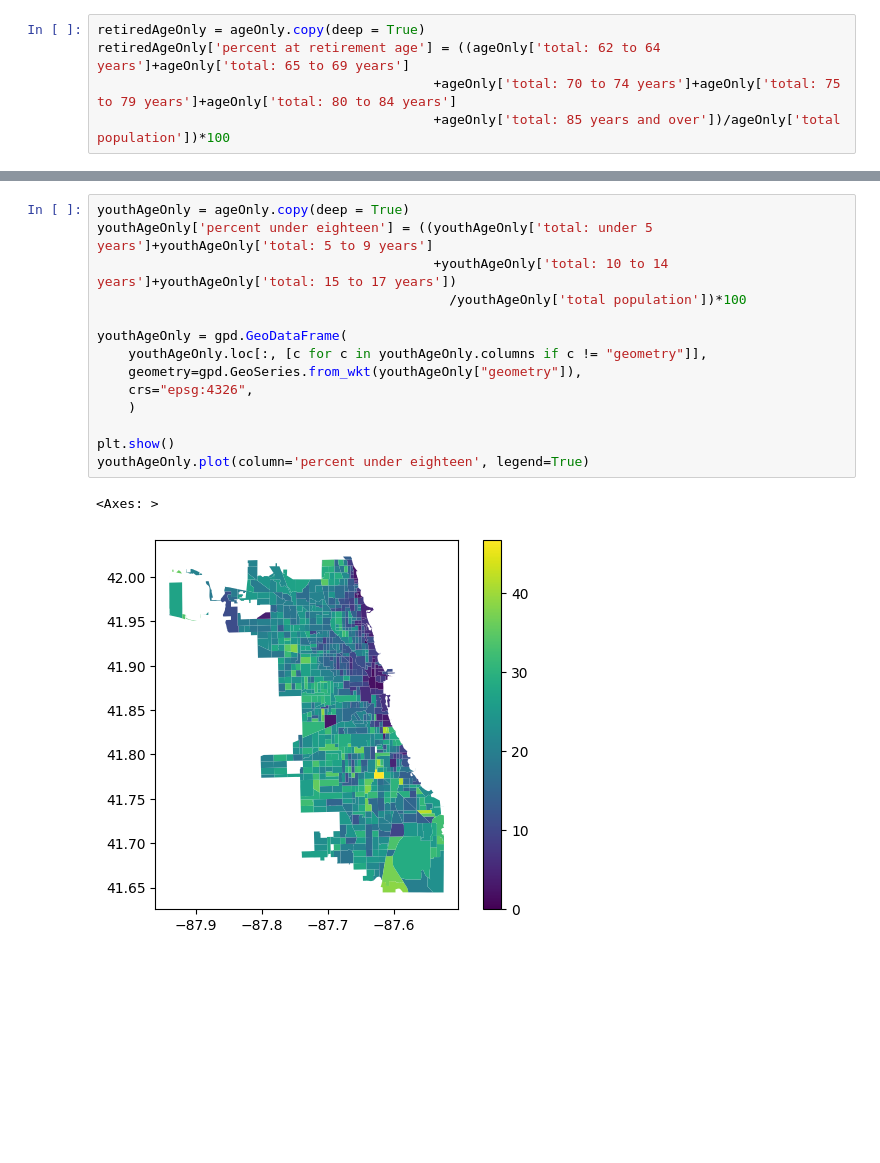
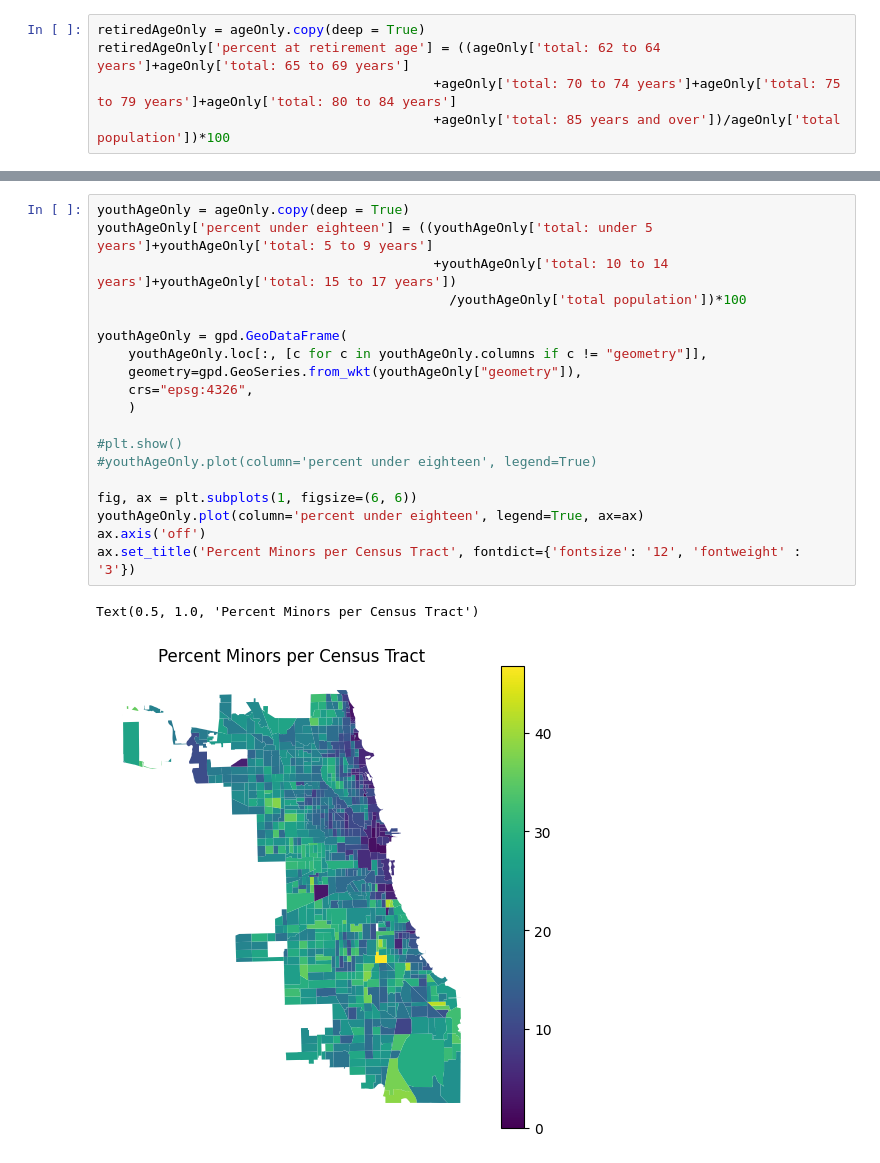
Before and after one commit to uchicago-dsi/cpl_project, a Jupyter notebook: can-summer-2023/rajvi_things/census data analysis/censusAgeAnalytics.ipynb, the cells around one changed output, grey strips where cells are left out. Saved outputs shown, nothing was run; the diff lists cells and outputs as text; blank space fills up the shorter version.

```diff
--- a/can-summer-2023/rajvi_things/census data analysis/censusAgeAnalytics.ipynb
+++ b/can-summer-2023/rajvi_things/census data analysis/censusAgeAnalytics.ipynb
@@ -81,17 +86,22 @@ retiredAgeOnly.plot(column='percent at retirement age', legend=True)
 # %%
 youthAgeOnly = ageOnly.copy(deep = True)
 youthAgeOnly['percent under eighteen'] = ((youthAgeOnly['total: under 5 years']+youthAgeOnly['total: 5 to 9 years']
                                            +youthAgeOnly['total: 10 to 14 years']+youthAgeOnly['total: 15 to 17 years'])
                                              /youthAgeOnly['total population'])*100
 
 youthAgeOnly = gpd.GeoDataFrame(
     youthAgeOnly.loc[:, [c for c in youthAgeOnly.columns if c != "geometry"]],
     geometry=gpd.GeoSeries.from_wkt(youthAgeOnly["geometry"]),
     crs="epsg:4326",
     )
 
-plt.show()
-youthAgeOnly.plot(column='percent under eighteen', legend=True)
+#plt.show()
+#youthAgeOnly.plot(column='percent under eighteen', legend=True)
+
+fig, ax = plt.subplots(1, figsize=(6, 6))
+youthAgeOnly.plot(column='percent under eighteen', legend=True, ax=ax)
+ax.axis('off')
+ax.set_title('Percent Minors per Census Tract', fontdict={'fontsize': '12', 'fontweight' : '3'})
 # %% [output]
-<Axes: >
+Text(0.5, 1.0, 'Percent Minors per Census Tract')
-[figure, old version]
+[figure, new version]
```
Also changed, not shown: parts of 1 cell of this notebook, 1 other file.
